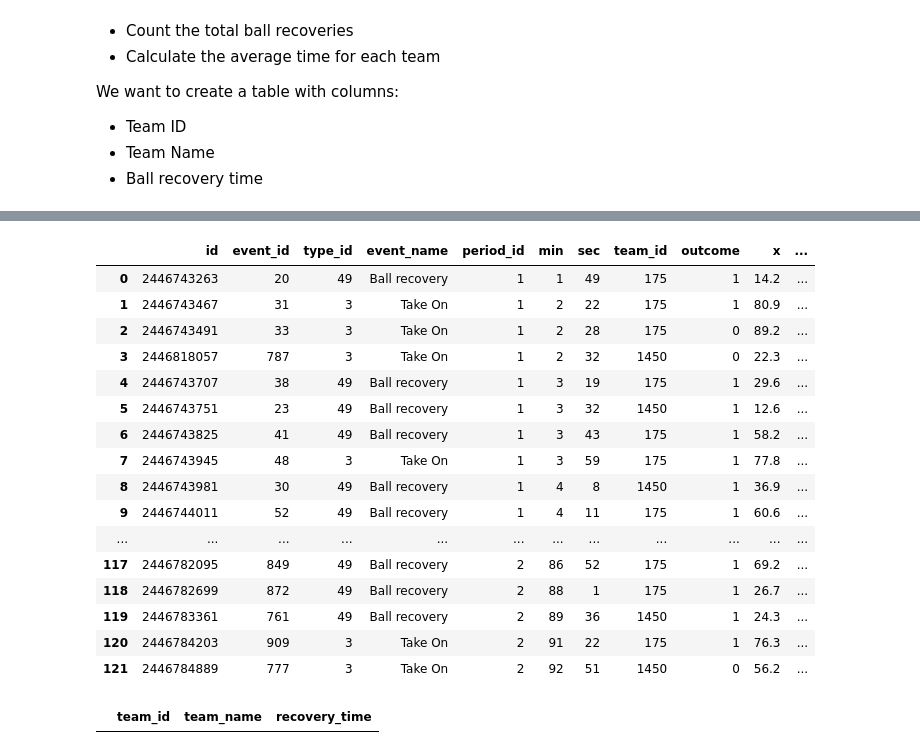
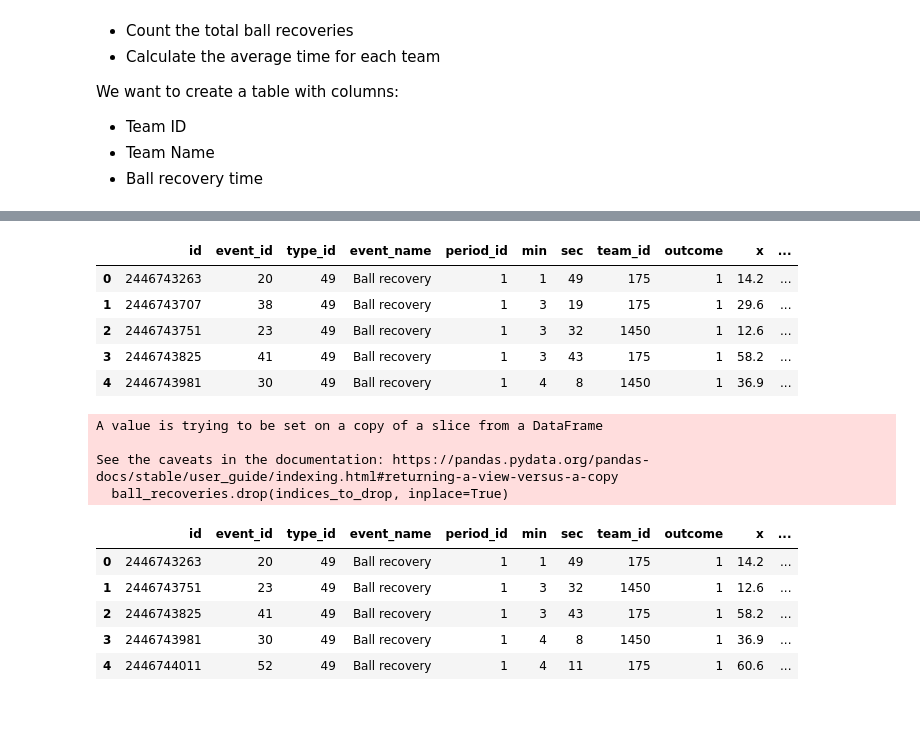
Before and after one commit to Tommy-Las/Football-Metric-Creation, a Jupyter notebook: Parse_Opta_F24_[EN].ipynb, the cells around one changed output, grey strips where cells are left out. Saved outputs shown, nothing was run; the diff lists cells and outputs as text; code cells hidden in the pictures; blank space fills up the shorter version.

Commit message:
algorithm fill a table with recovery time in seconds

```diff
--- a/Parse_Opta_F24_[EN].ipynb
+++ b/Parse_Opta_F24_[EN].ipynb
@@ -161,32 +161,44 @@ dtypes: float64(2), int64(6), object(19)
 memory usage: 387.2+ KB
 # %%
 #We get all the ball recoveries from the match_events dataframe
-ball_recoveries = match_events[(match_events["event_name"] == "Ball recovery") | (match_events["event_name"] == "Take On")]
+# | (match_events["event_name"] == "Take On")
+ball_recoveries = match_events[(match_events["event_name"] == "Ball recovery")]
 #ball_recoveries = match_events.loc[(match_events["event_name"] == "Ball recovery") | (match_events["event_name"] == "Take On")]
 ball_recoveries.reset_index(inplace=True, drop=True)
-ball_recoveries
+ball_recoveries.head()
 # %% [output]
 |  | id | event_id | type_id | event_name | period_id | min | sec | team_id | outcome | x | ... |
 | 0 | 2446743263 | 20 | 49 | Ball recovery | 1 | 1 | 49 | 175 | 1 | 14.2 | ... |
-| 1 | 2446743467 | 31 | 3 | Take On | 1 | 2 | 22 | 175 | 1 | 80.9 | ... |
-| 2 | 2446743491 | 33 | 3 | Take On | 1 | 2 | 28 | 175 | 0 | 89.2 | ... |
-| 3 | 2446818057 | 787 | 3 | Take On | 1 | 2 | 32 | 1450 | 0 | 22.3 | ... |
-| 4 | 2446743707 | 38 | 49 | Ball recovery | 1 | 3 | 19 | 175 | 1 | 29.6 | ... |
-| 5 | 2446743751 | 23 | 49 | Ball recovery | 1 | 3 | 32 | 1450 | 1 | 12.6 | ... |
-| 6 | 2446743825 | 41 | 49 | Ball recovery | 1 | 3 | 43 | 175 | 1 | 58.2 | ... |
-| 7 | 2446743945 | 48 | 3 | Take On | 1 | 3 | 59 | 175 | 1 | 77.8 | ... |
-| 8 | 2446743981 | 30 | 49 | Ball recovery | 1 | 4 | 8 | 1450 | 1 | 36.9 | ... |
-| 9 | 2446744011 | 52 | 49 | Ball recovery | 1 | 4 | 11 | 175 | 1 | 60.6 | ... |
-| ... | ... | ... | ... | ... | ... | ... | ... | ... | ... | ... | ... |
-| 117 | 2446782095 | 849 | 49 | Ball recovery | 2 | 86 | 52 | 175 | 1 | 69.2 | ... |
-| 118 | 2446782699 | 872 | 49 | Ball recovery | 2 | 88 | 1 | 175 | 1 | 26.7 | ... |
-| 119 | 2446783361 | 761 | 49 | Ball recovery | 2 | 89 | 36 | 1450 | 1 | 24.3 | ... |
-| 120 | 2446784203 | 909 | 3 | Take On | 2 | 91 | 22 | 175 | 1 | 76.3 | ... |
-| 121 | 2446784889 | 777 | 3 | Take On | 2 | 92 | 51 | 1450 | 0 | 56.2 | ... |
+| 1 | 2446743707 | 38 | 49 | Ball recovery | 1 | 3 | 19 | 175 | 1 | 29.6 | ... |
+| 2 | 2446743751 | 23 | 49 | Ball recovery | 1 | 3 | 32 | 1450 | 1 | 12.6 | ... |
+| 3 | 2446743825 | 41 | 49 | Ball recovery | 1 | 3 | 43 | 175 | 1 | 58.2 | ... |
+| 4 | 2446743981 | 30 | 49 | Ball recovery | 1 | 4 | 8 | 1450 | 1 | 36.9 | ... |
-# %%
-# Set up the table that will contain our information
-teams_df = pd.DataFrame(columns=["team_id", "team_name", "recovery_time"])
-teams_df
-# %% [output]
-|  | team_id | team_name | recovery_time |
+# %%
+#Clean the data a litle, since we want recoveries to the opposite team, and we have same team recoveries in a row
+
+# Create a list to hold the indices of rows to drop
+indices_to_drop = []
+
+# Iterate through the DataFrame and find the indexes of the rows we want to remove
+for index in range(1, len(ball_recoveries)-1):
+    if (ball_recoveries.iloc[index-1]["team_id"] == ball_recoveries.iloc[index]["team_id"]):
+        indices_to_drop.append(index)
+
+# Drop all the rows at once
+ball_recoveries.drop(indices_to_drop, inplace=True)
+ball_recoveries.reset_index(inplace=True, drop=True)
+# %% [output]
+A value is trying to be set on a copy of a slice from a DataFrame
+
+See the caveats in the documentation: https://pandas.pydata.org/pandas-docs/stable/user_guide/indexing.html#returning-a-view-versus-a-copy
+  ball_recoveries.drop(indices_to_drop, inplace=True)
+# %%
+ball_recoveries.head()
+# %% [output]
+|  | id | event_id | type_id | event_name | period_id | min | sec | team_id | outcome | x | ... |
+| 0 | 2446743263 | 20 | 49 | Ball recovery | 1 | 1 | 49 | 175 | 1 | 14.2 | ... |
+| 1 | 2446743751 | 23 | 49 | Ball recovery | 1 | 3 | 32 | 1450 | 1 | 12.6 | ... |
+| 2 | 2446743825 | 41 | 49 | Ball recovery | 1 | 3 | 43 | 175 | 1 | 58.2 | ... |
+| 3 | 2446743981 | 30 | 49 | Ball recovery | 1 | 4 | 8 | 1450 | 1 | 36.9 | ... |
+| 4 | 2446744011 | 52 | 49 | Ball recovery | 1 | 4 | 11 | 175 | 1 | 60.6 | ... |
 # %%
```
Also changed, not shown: parts of 1 cell of this notebook.
